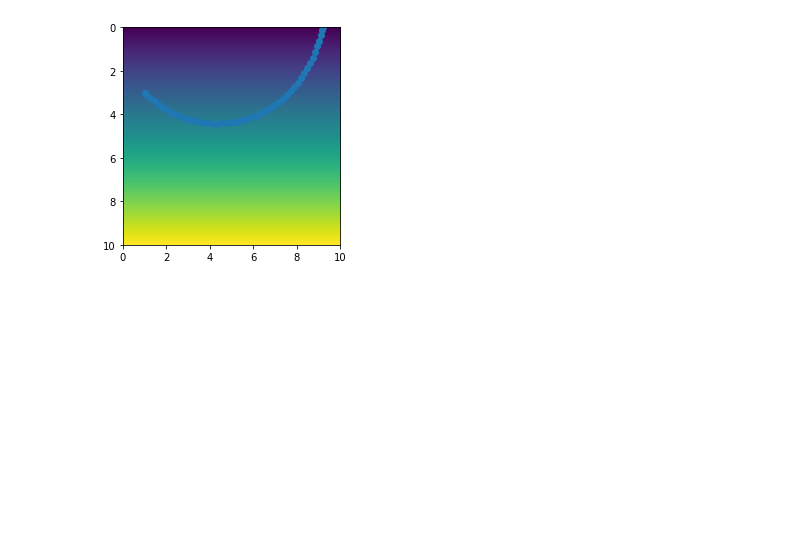
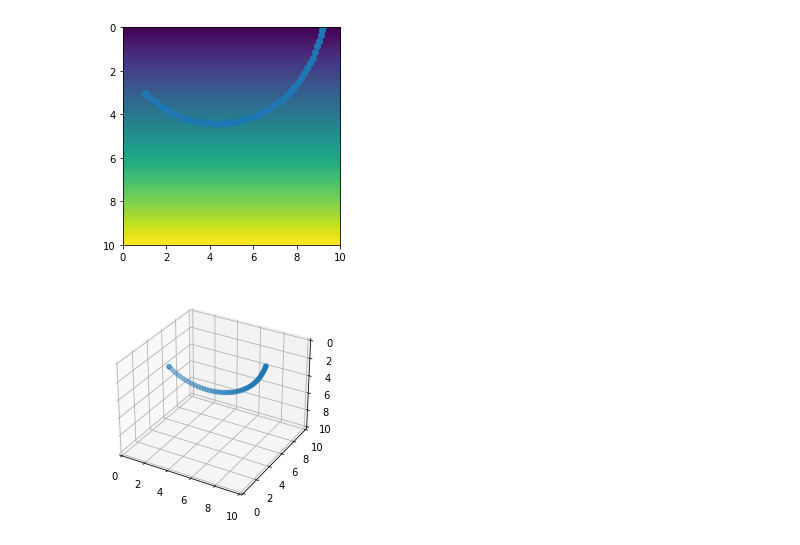
Before and after one commit to dimitri-voytan/raytrace3dpy, a Jupyter notebook: tutorial.ipynb, the cells around one changed output. Cells and saved outputs as stored; diff of their text form; code cells hidden in the pictures; blank space fills up the shorter version.

Commit message:
3d plot in notebook

```diff
--- a/tutorial.ipynb
+++ b/tutorial.ipynb
@@ -39,3 +39,14 @@ plt.scatter(out_x, out_z)
 # %% [output]
 <matplotlib.collections.PathCollection at 0x...>
 [figure]
+# %%
+fig = plt.figure()
+ax = fig.add_subplot(projection='3d')
+
+ax.scatter(out_x, out_y, out_z)
+ax.set_xlim(0,10)
+ax.set_zlim(0,10)
+ax.set_ylim(0,10)
+ax.invert_zaxis()
+# %% [output]
+[figure, added]
```
